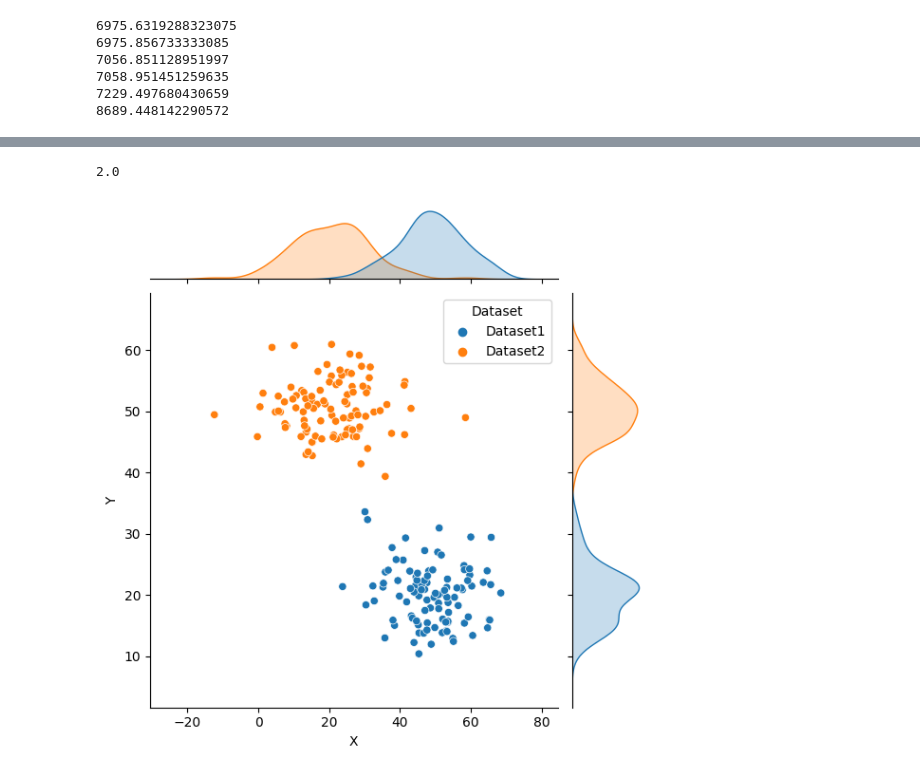
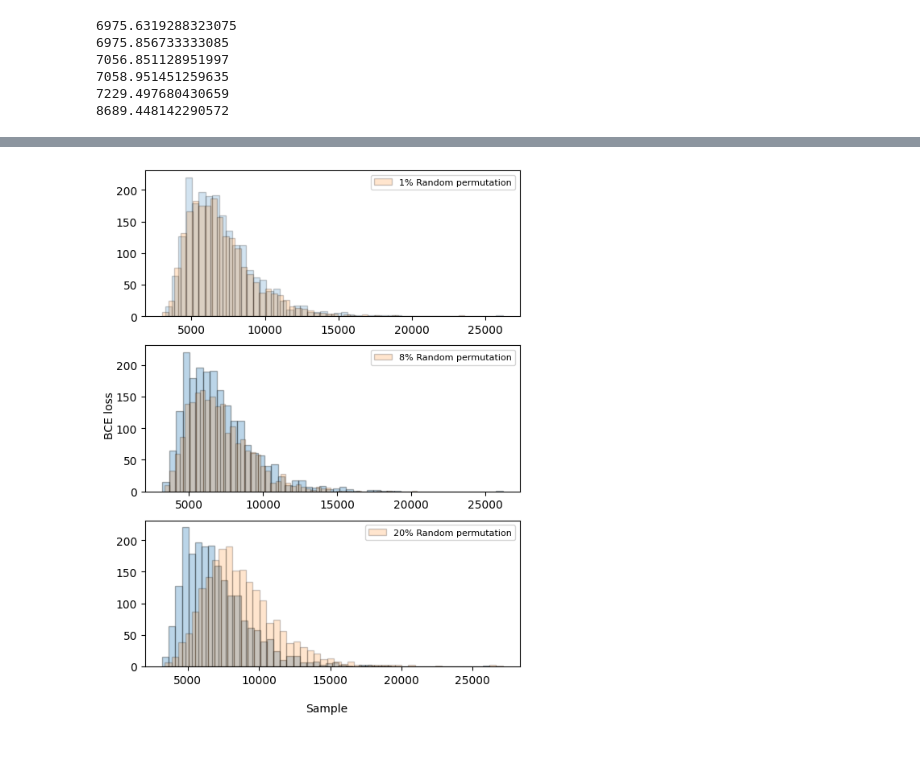
Before and after one commit to aschoudry/VAE_prject, a Jupyter notebook: Reconstruction_losses.ipynb, the cells around one changed output, grey strips where cells are left out. Drawn from its saved outputs; the diff is of its cells as text; code cells hidden in the pictures.

```diff
--- a/Reconstruction_losses.ipynb
+++ b/Reconstruction_losses.ipynb
@@ -472,32 +271,33 @@ import numpy as np
-# %%
-np.mean([1,2,3])
-# %% [output]
-2.0
-# %%
-import numpy as np
-import seaborn as sns
-import matplotlib.pyplot as plt
-
-# Generate synthetic data
-np.random.seed(42)
-data1_x = np.random.normal(loc=50, scale=10, size=100)
-data1_y = np.random.normal(loc=20, scale=5, size=100)
-
-data2_x = np.random.normal(loc=20, scale=10, size=100)
-data2_y = np.random.normal(loc=50, scale=5, size=100)
-
-# Create a DataFrame for each dataset
-import pandas as pd
-df1 = pd.DataFrame({'X': data1_x, 'Y': data1_y, 'Dataset': ['Dataset1']*100})
-df2 = pd.DataFrame({'X': data2_x, 'Y': data2_y, 'Dataset': ['Dataset2']*100})
-
-# Combine the two DataFrames into one
-combined_df = pd.concat([df1, df2], ignore_index=True)
-
-# Create a joint plot with the combined dataset
-g = sns.jointplot(data=combined_df, x='X', y='Y', hue='Dataset')
-
-# Show the plot
-plt.show()
-# %% [output]
-[figure, removed]
+# %%
+import matplotlib.pyplot as plt
+import numpy as np
+
+
+
+# Create a figure with multiple subplots
+fig, (ax1, ax2, ax3) = plt.subplots(3, 1, figsize=(6, 8))
+
+# Plot the data on each subplot
+
+ax1.hist(compute_losses(rnaseq_df, input_rnaseq_reconstruct)[0], bins=50, edgecolor='black', alpha=0.2)
+ax1.hist(compute_losses(rnaseq_df, input_rnaseq_reconstruct_df_1_rs)[0], bins=50, edgecolor='black', alpha=0.2, label="1% Random permutation")
+ax1.legend(fontsize=8)
+
+ax2.hist(compute_losses(rnaseq_df, input_rnaseq_reconstruct)[0], bins=50, edgecolor='black', alpha=0.3)
+ax2.hist(compute_losses(rnaseq_df, input_rnaseq_reconstruct_df_8_rs)[0], bins=50, edgecolor='black', alpha=0.2, label="8% Random permutation")
+ax2.legend(fontsize=8)
+
+ax3.hist(compute_losses(rnaseq_df, input_rnaseq_reconstruct)[0], bins=50, edgecolor='black', alpha=0.3)
+ax3.hist(compute_losses(rnaseq_df, input_rnaseq_reconstruct_df_20_rs)[0], bins=50, edgecolor='black', alpha=0.2, label="20% Random permutation")
+ax3.legend(fontsize=8)
+
+
+# Add a shared x-axis label
+fig.text(0.5, 0.04, 'Sample', ha='center')
+# Add a shared y-axis label
+fig.text(0.04, 0.5, 'BCE loss', va='center', rotation='vertical')
+
+# Show the figure
+plt.show()
+# %% [output]
+[figure, added]
```
Also changed, not shown: parts of 41 cells of this notebook.
